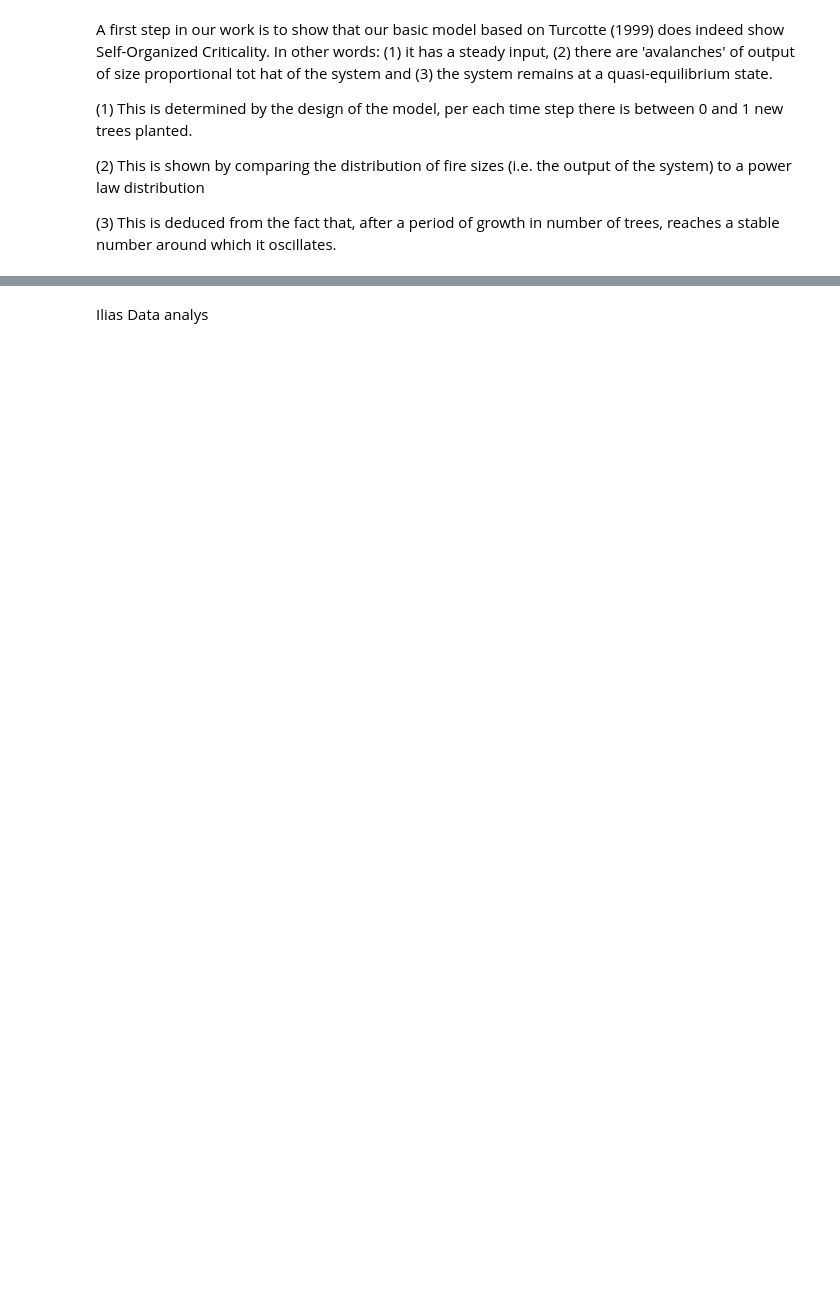
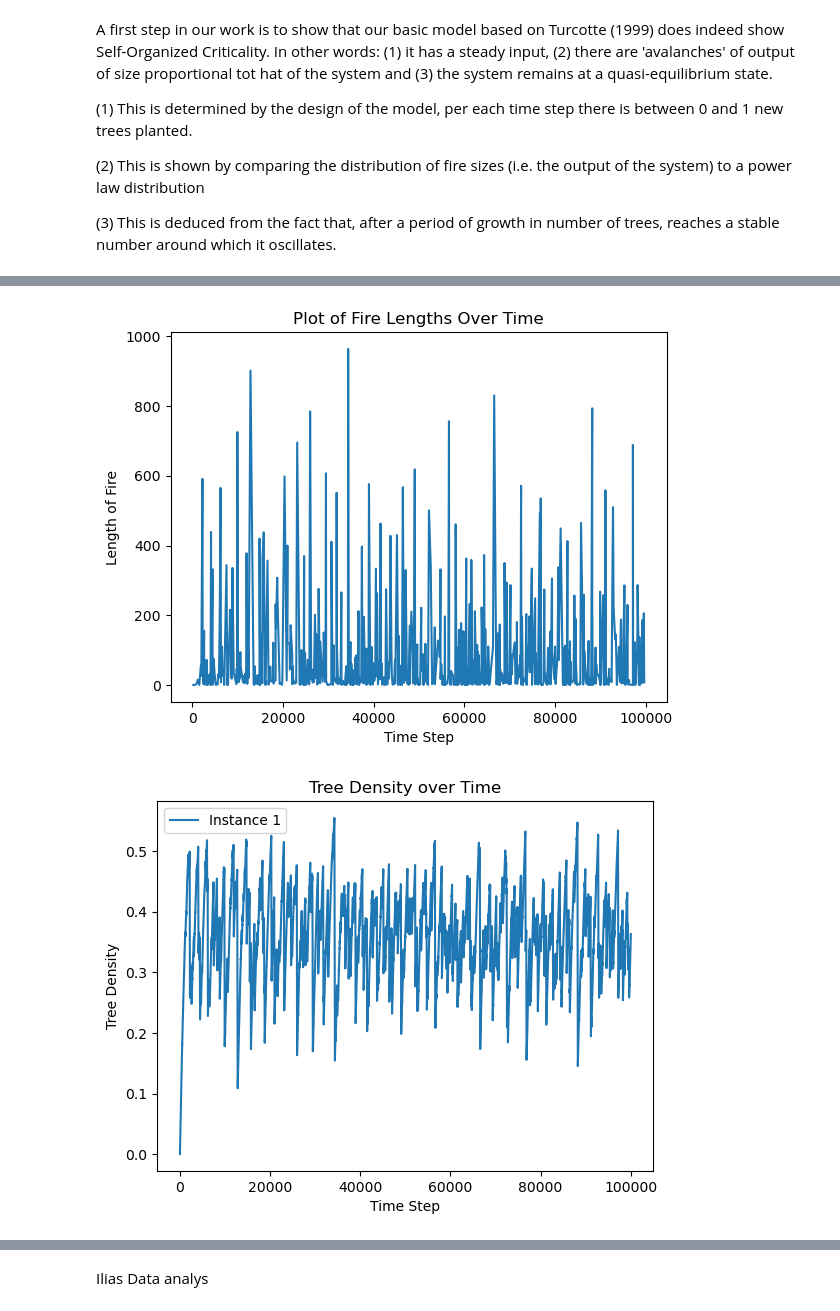
Before and after one commit to JTimmr/Complex_Systems, a Jupyter notebook: code.ipynb, the cells around one changed output, grey strips where cells are left out. Saved outputs shown, nothing was run; the diff lists cells and outputs as text; code cells hidden in the pictures; blank space fills up the shorter version.

```diff
--- a/code.ipynb
+++ b/code.ipynb
@@ -23,8 +23,8 @@ L = 50
 g = 1
 f = 50
 timesteps = 10**5
-instances = 20
-freeze_time_during_fire = False
+instances = 1
+freeze_time_during_fire = True
 remember_history = False
-analysis_1 =  Analyse(L, g, f, freeze_time_during_fire, remember_history, timesteps, instances)
+analysis_1 =  Analyse(L, g, f, freeze_time_during_fire, remember_history, timesteps, instances, 0.1, False)
 analysis_1.run_all()
@@ -30,0 +49,8 @@ analysis_1.run_all()
+# %%
+analysis_1.plot_fire_lengths_over_time()
+analysis_1.plot_tree_densities()
+analysis_1.plot_fire_durations()
+analysis_1.plot_mean_fire_sizes()
+# %% [output]
+[figure, added]
+[figure, added]
```
Also changed, not shown: parts of 7 cells of this notebook.
